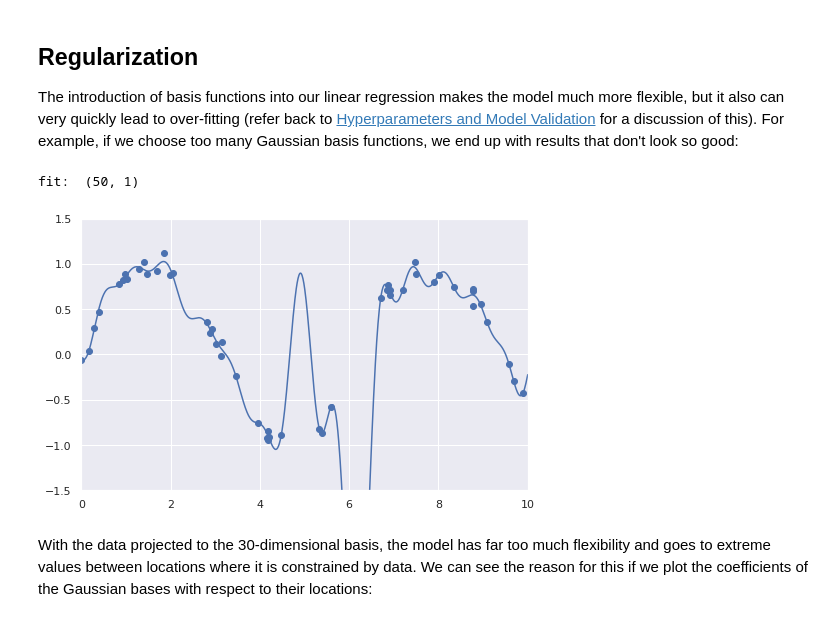
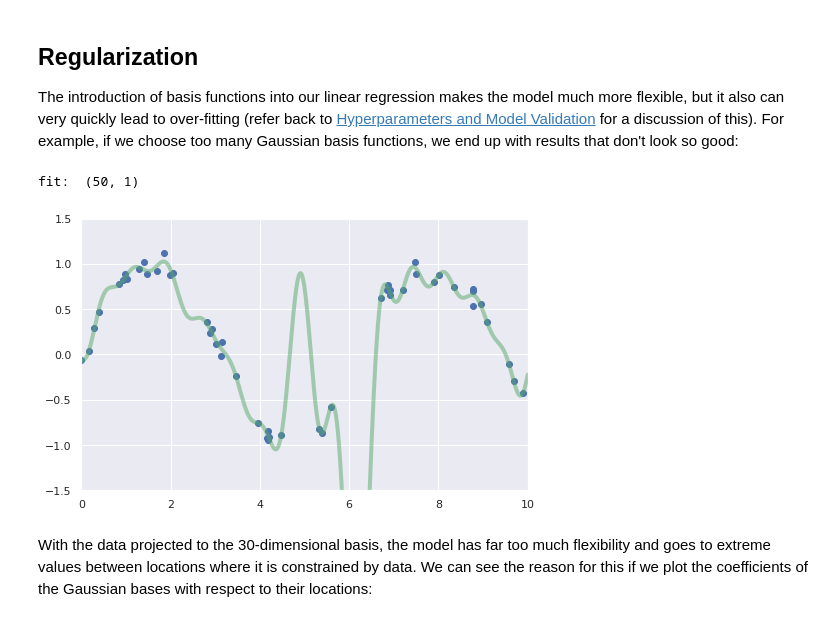
Before and after one commit to yongduek/PythonDataScienceHandbook, a Jupyter notebook: notebooks/05.06-Linear-Regression.ipynb, the cells around one changed output. Cells and saved outputs as stored; diff of their text form; code cells hidden in the pictures.

```diff
--- a/notebooks/05.06-Linear-Regression.ipynb
+++ b/notebooks/05.06-Linear-Regression.ipynb
@@ -100,6 +100,7 @@ print(model.coef_)
 [ 1.5 -2.   1. ]
 # %%
 # using matrix multiplication
+dvec = np.array([1.5, -2., 1.])
 y2 = np.squeeze(0.5 + X @ dvec[:,np.newaxis])
 print(y2.shape)
 model.fit(X, y2)
@@ -271,16 +272,16 @@ For example, if we choose too many Gaussian basis functions, we end up with resu
 # %%
 model = make_pipeline(GaussianFeatures(30),
                       LinearRegression())
 model.fit(x[:, np.newaxis], y)
 
+plt.plot(xfit, model.predict(xfit[:, np.newaxis]), 'g-', alpha=0.5, linewidth=4)
 plt.scatter(x, y)
-plt.plot(xfit, model.predict(xfit[:, np.newaxis]))
 
 plt.xlim(0, 10)
 plt.ylim(-1.5, 1.5);
 # %% [output]
 fit:  (50, 1)
-[figure, old version]
+[figure, new version]
 # %% [markdown]
 With the data projected to the 30-dimensional basis, the model has far too much flexibility and goes to extreme values between locations where it is constrained by data.
 We can see the reason for this if we plot the coefficients of the Gaussian bases with respect to their locations:
```
Also changed, not shown: parts of 14 cells of this notebook, 1 other file.
